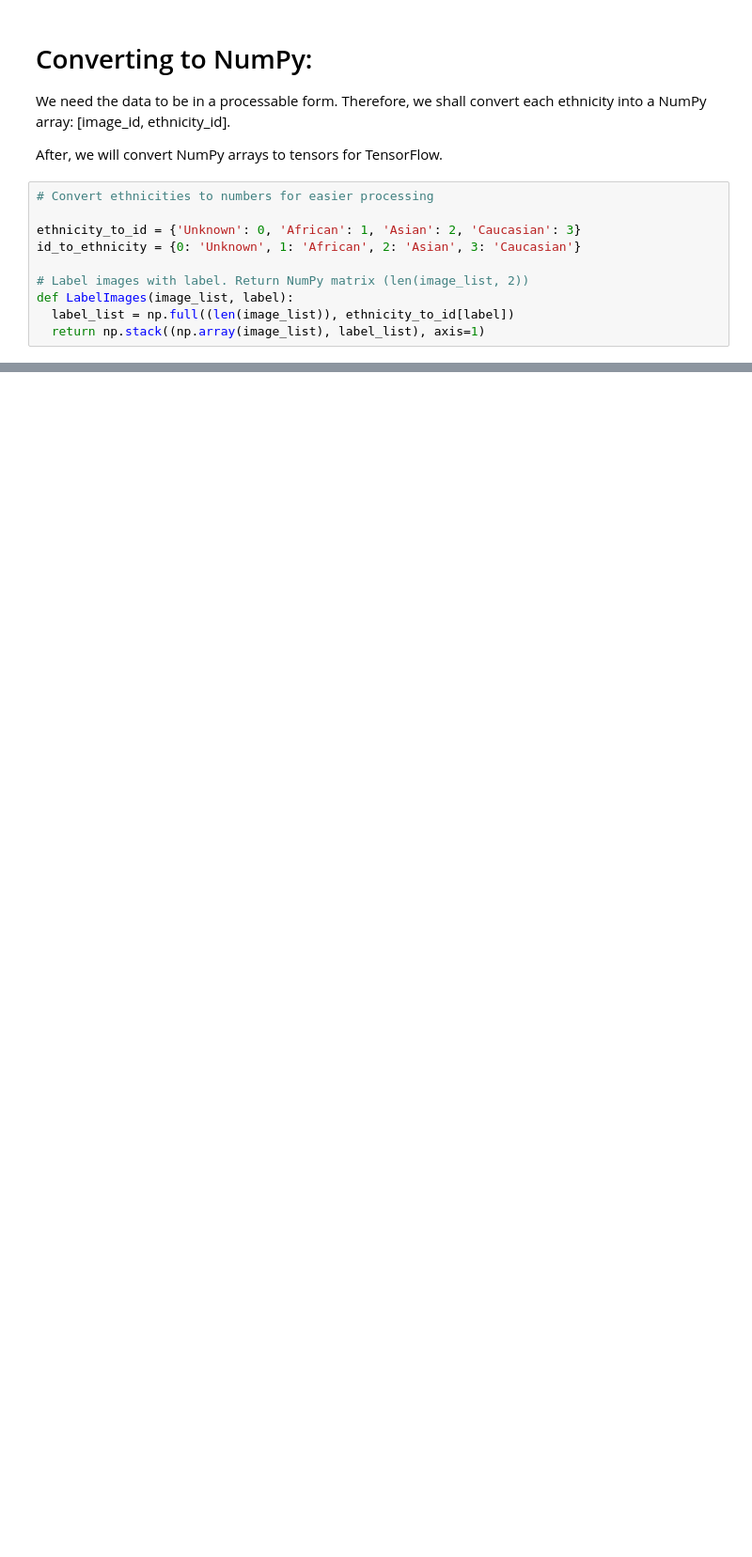
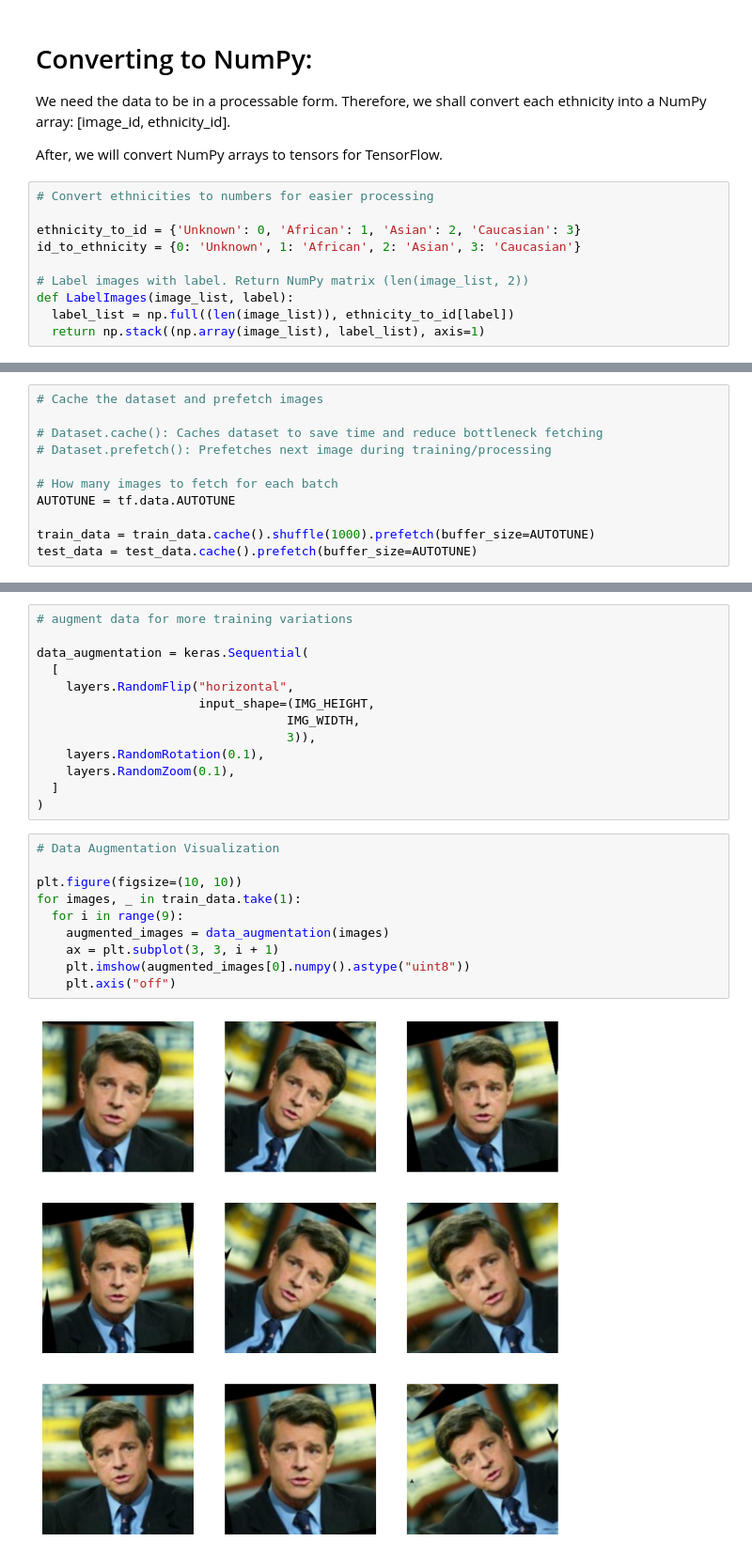
Before and after one commit to GlassesNoGlasses/TFProjects, a Jupyter notebook: projects/classification/ethnicity/Ethnicity_Classification.ipynb, the cells around one changed output, grey strips where cells are left out. Shown at 94% size. Saved outputs shown, nothing was run; the diff lists cells and outputs as text; blank space fills up the shorter version.

```diff
--- a/projects/classification/ethnicity/Ethnicity_Classification.ipynb
+++ b/projects/classification/ethnicity/Ethnicity_Classification.ipynb
@@ -115,0 +138,11 @@ print(data.shape)
+# %%
+# Cache the dataset and prefetch images
+
+# Dataset.cache(): Caches dataset to save time and reduce bottleneck fetching
+# Dataset.prefetch(): Prefetches next image during training/processing
+
+# How many images to fetch for each batch
+AUTOTUNE = tf.data.AUTOTUNE
+
+train_data = train_data.cache().shuffle(1000).prefetch(buffer_size=AUTOTUNE)
+test_data = test_data.cache().prefetch(buffer_size=AUTOTUNE)
@@ -115,0 +163,25 @@ print(data.shape)
+# %%
+# augment data for more training variations
+
+data_augmentation = keras.Sequential(
+  [
+    layers.RandomFlip("horizontal",
+                      input_shape=(IMG_HEIGHT,
+                                  IMG_WIDTH,
+                                  3)),
+    layers.RandomRotation(0.1),
+    layers.RandomZoom(0.1),
+  ]
+)
+# %%
+# Data Augmentation Visualization
+
+plt.figure(figsize=(10, 10))
+for images, _ in train_data.take(1):
+  for i in range(9):
+    augmented_images = data_augmentation(images)
+    ax = plt.subplot(3, 3, i + 1)
+    plt.imshow(augmented_images[0].numpy().astype("uint8"))
+    plt.axis("off")
+# %% [output]
+[figure, added]
```
Also changed, not shown: parts of 22 cells of this notebook.
